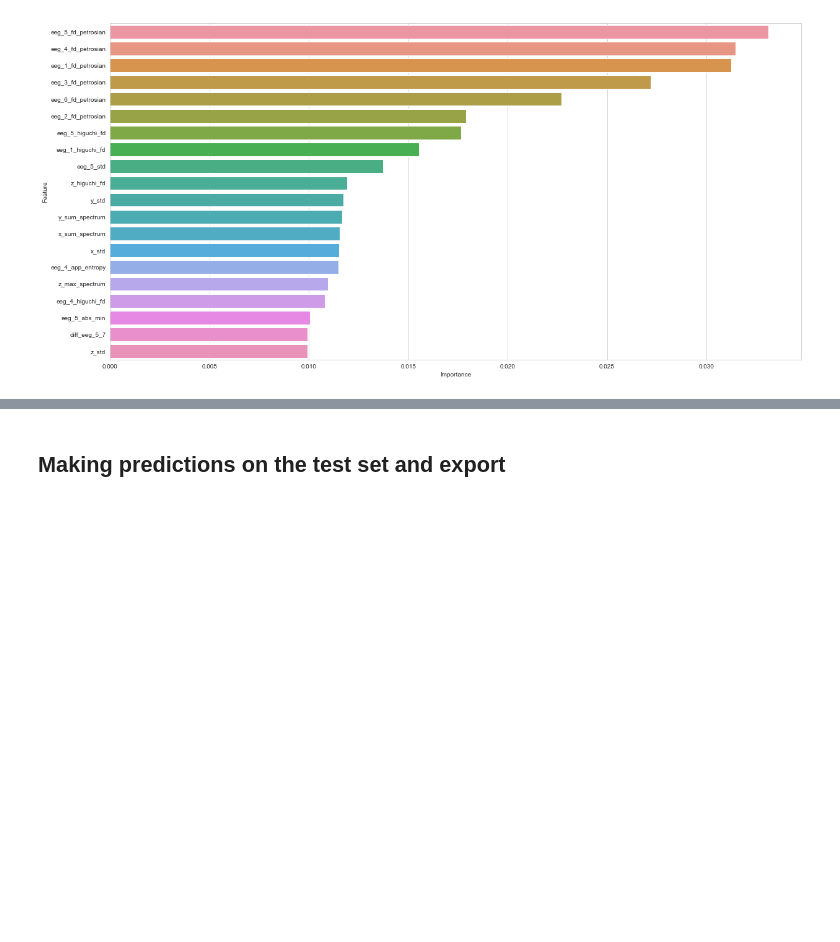
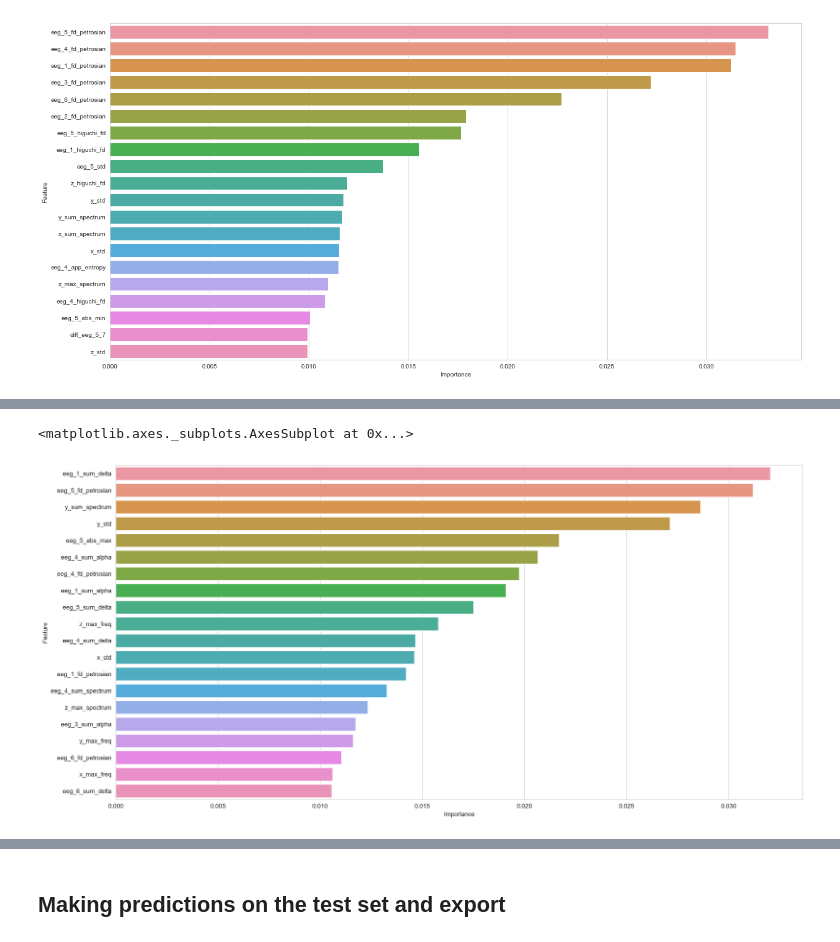
Before and after one commit to BaptisteGrs/dreem_headband_challenge, a Jupyter notebook: Training.ipynb, the cells around one changed output, grey strips where cells are left out. Saved outputs shown, nothing was run; the diff lists cells and outputs as text; code cells hidden in the pictures; blank space fills up the shorter version.

```diff
--- a/Training.ipynb
+++ b/Training.ipynb
@@ -216,0 +227,10 @@ metrics.f1_score(y_true=train_labels['sleep_stage'],
+# %%
+xgb_clf = xgb.XGBClassifier(learning_rate=0.02, n_estimators=600, objective='multi:softmax', num_class=5,nthread=1)
+# %%
+random_grid = {
+        'min_child_weight': [1, 5, 10],
+        'gamma': [0.5, 1, 1.5, 2, 5],
+        'subsample': [0.6, 0.8, 1.0],
+        'colsample_bytree': [0.6, 0.8, 1.0],
+        'max_depth': [3, 4, 5]
+        }
@@ -216,0 +262,9 @@ metrics.f1_score(y_true=train_labels['sleep_stage'],
+# %%
+top_n = 20
+features_importances = pd.DataFrame({'Feature':x_train_scaled.columns, 'Importance':random_search.best_estimator_.feature_importances_})
+features_importances.sort_values('Importance', ascending=False, inplace=True)
+fig = plt.figure(figsize=(20,10))
+sns.barplot(x='Importance', y='Feature', data=features_importances[0:20])
+# %% [output]
+<matplotlib.axes._subplots.AxesSubplot at 0x...>
+[figure, added]
```
Also changed, not shown: parts of 21 cells of this notebook, 3 other files.
